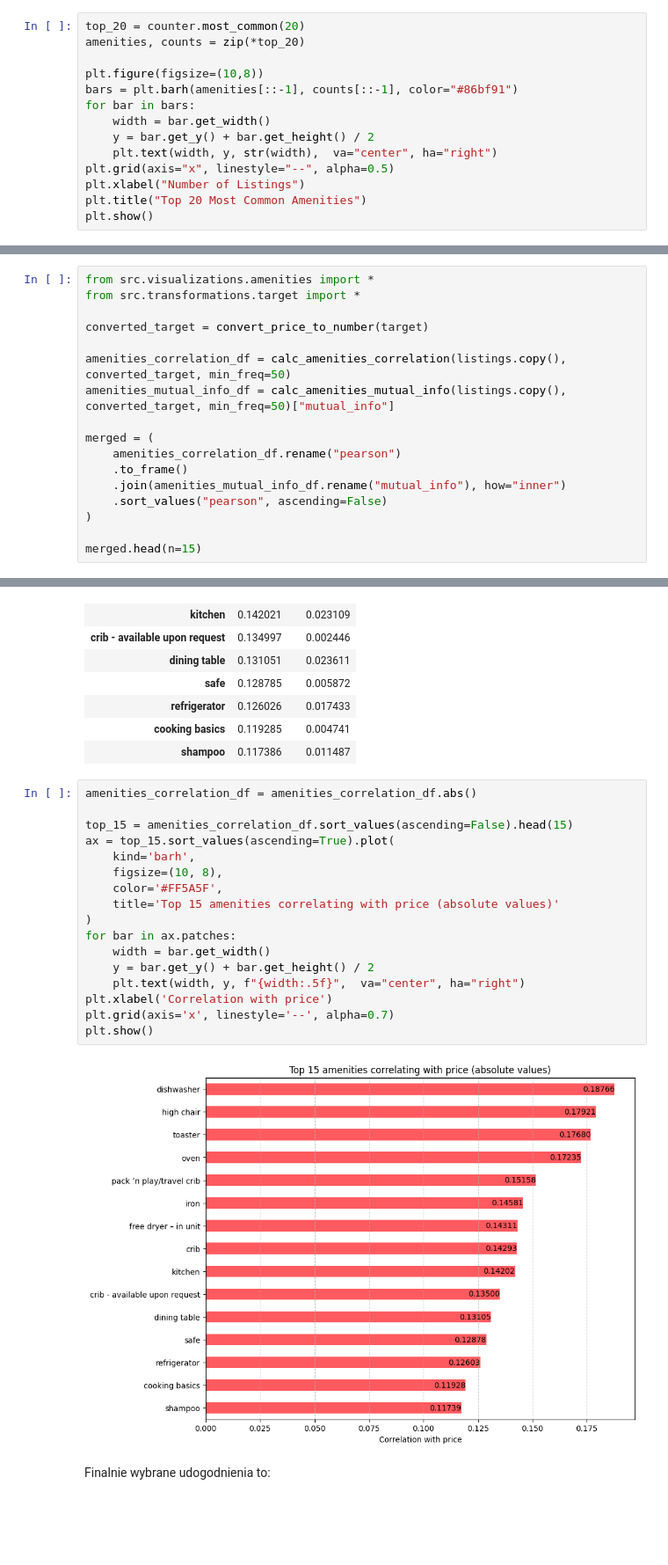
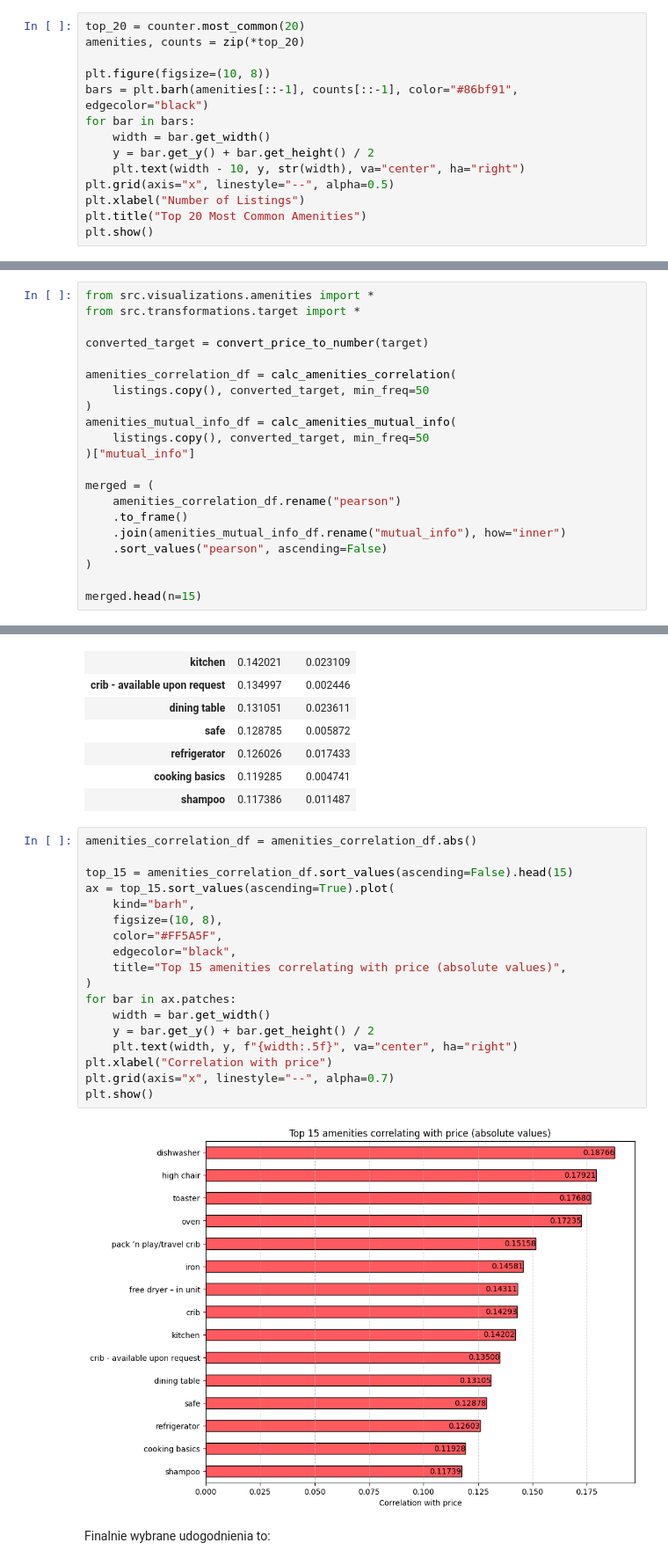
Before and after one commit to susek555/IUM, a Jupyter notebook: notebooks/preprocessing_02.ipynb, the cells around one changed output, grey strips where cells are left out. Shown at 88% size. Cells and saved outputs as stored; diff of their text form; blank space fills up the shorter version.

```diff
--- a/notebooks/preprocessing_02.ipynb
+++ b/notebooks/preprocessing_02.ipynb
@@ -221,12 +228,12 @@ Unique amenities: 882
 top_20 = counter.most_common(20)
 amenities, counts = zip(*top_20)
 
-plt.figure(figsize=(10,8))
-bars = plt.barh(amenities[::-1], counts[::-1], color="#86bf91")
+plt.figure(figsize=(10, 8))
+bars = plt.barh(amenities[::-1], counts[::-1], color="#86bf91", edgecolor="black")
 for bar in bars:
     width = bar.get_width()
     y = bar.get_y() + bar.get_height() / 2
-    plt.text(width, y, str(width),  va="center", ha="right")
+    plt.text(width - 10, y, str(width), va="center", ha="right")
 plt.grid(axis="x", linestyle="--", alpha=0.5)
 plt.xlabel("Number of Listings")
 plt.title("Top 20 Most Common Amenities")
@@ -244,8 +251,12 @@ from src.transformations.target import *
 
 converted_target = convert_price_to_number(target)
 
-amenities_correlation_df = calc_amenities_correlation(listings.copy(), converted_target, min_freq=50)
-amenities_mutual_info_df = calc_amenities_mutual_info(listings.copy(), converted_target, min_freq=50)["mutual_info"]
+amenities_correlation_df = calc_amenities_correlation(
+    listings.copy(), converted_target, min_freq=50
+)
+amenities_mutual_info_df = calc_amenities_mutual_info(
+    listings.copy(), converted_target, min_freq=50
+)["mutual_info"]
 
 merged = (
     amenities_correlation_df.rename("pearson")
@@ -275,22 +286,23 @@ merged.head(n=15)
 # %%
 amenities_correlation_df = amenities_correlation_df.abs()
 
 top_15 = amenities_correlation_df.sort_values(ascending=False).head(15)
 ax = top_15.sort_values(ascending=True).plot(
-    kind='barh',
+    kind="barh",
     figsize=(10, 8),
-    color='#FF5A5F',
-    title='Top 15 amenities correlating with price (absolute values)'
+    color="#FF5A5F",
+    edgecolor="black",
+    title="Top 15 amenities correlating with price (absolute values)",
 )
 for bar in ax.patches:
     width = bar.get_width()
     y = bar.get_y() + bar.get_height() / 2
-    plt.text(width, y, f"{width:.5f}",  va="center", ha="right")
-plt.xlabel('Correlation with price')
-plt.grid(axis='x', linestyle='--', alpha=0.7)
+    plt.text(width, y, f"{width:.5f}", va="center", ha="right")
+plt.xlabel("Correlation with price")
+plt.grid(axis="x", linestyle="--", alpha=0.7)
 plt.show()
 # %% [output]
-[figure, old version]
+[figure, new version]
 # %% [markdown]
 Finalnie wybrane udogodnienia to:
 # %%
```
Also changed, not shown: parts of 18 cells of this notebook, 9 other files.
